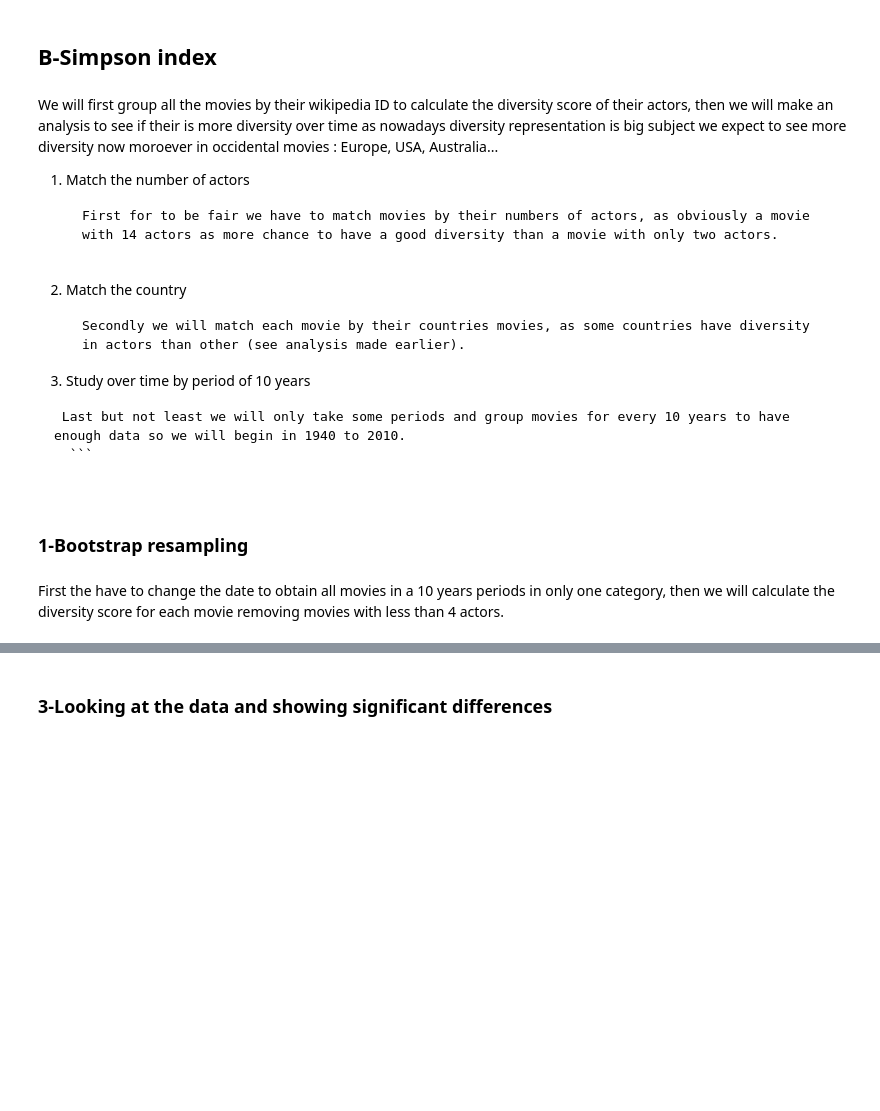
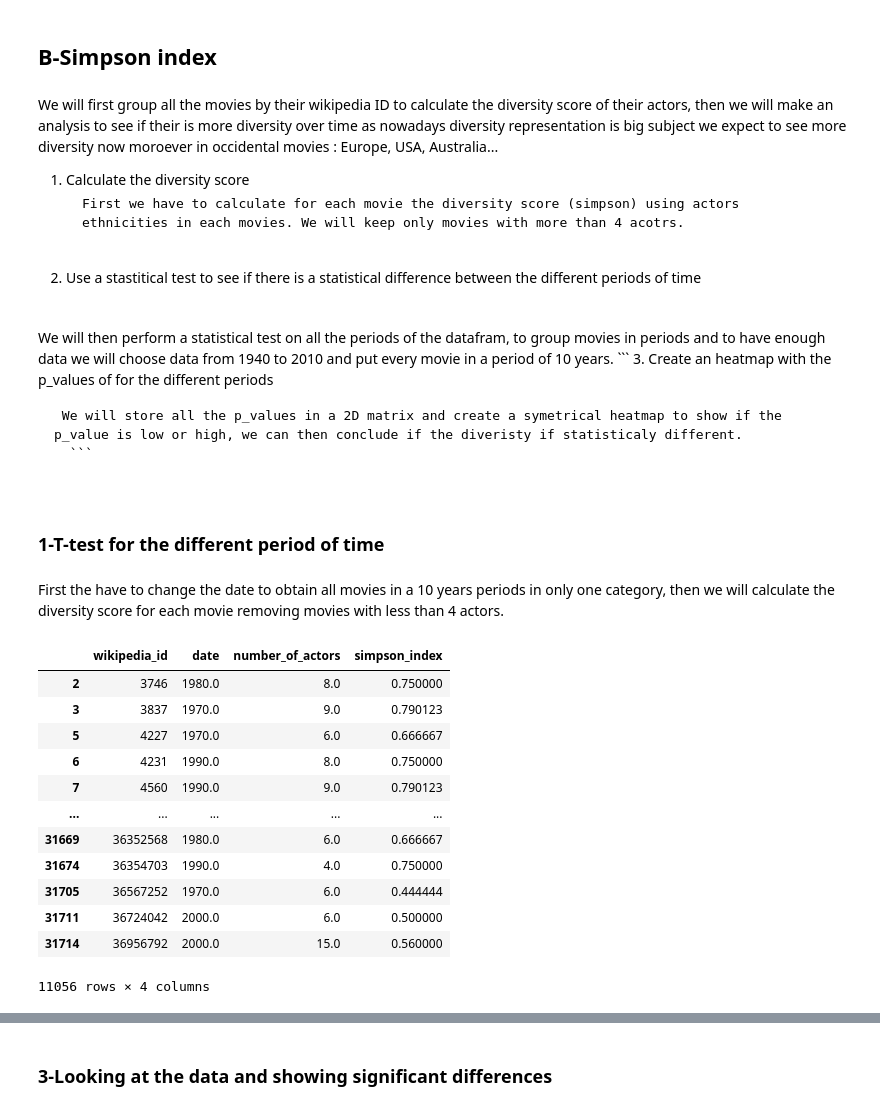
Before and after one commit to epfl-ada/ada-2022-project-borroworrob, a Jupyter notebook: part3.ipynb, the cells around one changed output, grey strips where cells are left out. Saved outputs shown, nothing was run; the diff lists cells and outputs as text; code cells hidden in the pictures; blank space fills up the shorter version.

````diff
--- a/part3.ipynb
+++ b/part3.ipynb
@@ -1176,22 +1177,21 @@ def simpson_index (data) :
     return simpson_index
 # %% [markdown]
 We will first group all the movies by their wikipedia ID to calculate the diversity score of their actors, then we will make an analysis to see if their is more diversity over time as nowadays diversity representation is big subject we expect to see more diversity now moroever in occidental movies : Europe, USA, Australia...
-1. Match the number of actors
+1. Calculate the diversity score
     ```
-    First for to be fair we have to match movies by their numbers of actors, as obviously a movie with 14 actors as more chance to have a good diversity than a movie with only two actors.
+    First we have to calculate for each movie the diversity score (simpson) using actors ethnicities in each movies. We will keep only movies with more than 4 acotrs.
 
     ```
-
-2. Match the country
+2. Use a stastitical test to see if there is a statistical difference between the different periods of time
    ```
-   Secondly we will match each movie by their countries movies, as some countries have diversity in actors than other (see analysis made earlier).
+ We will then perform a statistical test on all the periods of the datafram, to group movies in periods and to have enough data we will choose data from 1940 to 2010 and put every movie in a period of 10 years.
     ```
-3. Study over time by period of 10 years
+3. Create an heatmap with the p_values of for the different periods
   ```
-   Last but not least we will only take some periods and group movies for every 10 years to have enough data so we will begin in 1940 to 2010.
+   We will store all the p_values in a 2D matrix and create a symetrical heatmap to show if the p_value is low or high, we can then conclude if the diveristy if statisticaly different.
     ```
 # %% [markdown]
-### 1-Bootstrap resampling<a name="subsubparagraph1"></a>
+### 1-T-test for the different period of time <a name="subsubparagraph1"></a>
 # %% [markdown]
 First the have to change the date to obtain all movies in a 10 years periods in only one category, then we will calculate the diversity score for each movie removing movies with less than 4 actors.
 # %%
@@ -1212,9 +1212,24 @@ period_data = period (period_data)
 # %%
 #groupby the data by movie and date and calculate the diveristy score for each movie
 diversity_movies = period_data.groupby(['wikipedia_id','date'],as_index=False).apply(lambda x: pd.Series({
         'number_of_actors': len(x['freebase_actor_id']),
         'simpson_index' : simpson_index(x['ethnicity'])
     }))
 
 #remove all movies with less than 4 actors
 diversity_movies = diversity_movies.loc[diversity_movies["number_of_actors"] >= 4]
+diversity_movies
+# %% [output]
+|  | wikipedia_id | date | number_of_actors | simpson_index |
+| 2 | 3746 | 1980.0 | 8.0 | 0.750000 |
+| 3 | 3837 | 1970.0 | 9.0 | 0.790123 |
+| 5 | 4227 | 1970.0 | 6.0 | 0.666667 |
+| 6 | 4231 | 1990.0 | 8.0 | 0.750000 |
+| 7 | 4560 | 1990.0 | 9.0 | 0.790123 |
+| ... | ... | ... | ... | ... |
+| 31669 | 36352568 | 1980.0 | 6.0 | 0.666667 |
+| 31674 | 36354703 | 1990.0 | 4.0 | 0.750000 |
+| 31705 | 36567252 | 1970.0 | 6.0 | 0.444444 |
+| 31711 | 36724042 | 2000.0 | 6.0 | 0.500000 |
+| 31714 | 36956792 | 2000.0 | 15.0 | 0.560000 |
+11056 rows × 4 columns
````
Also changed, not shown: parts of 48 cells of this notebook.
